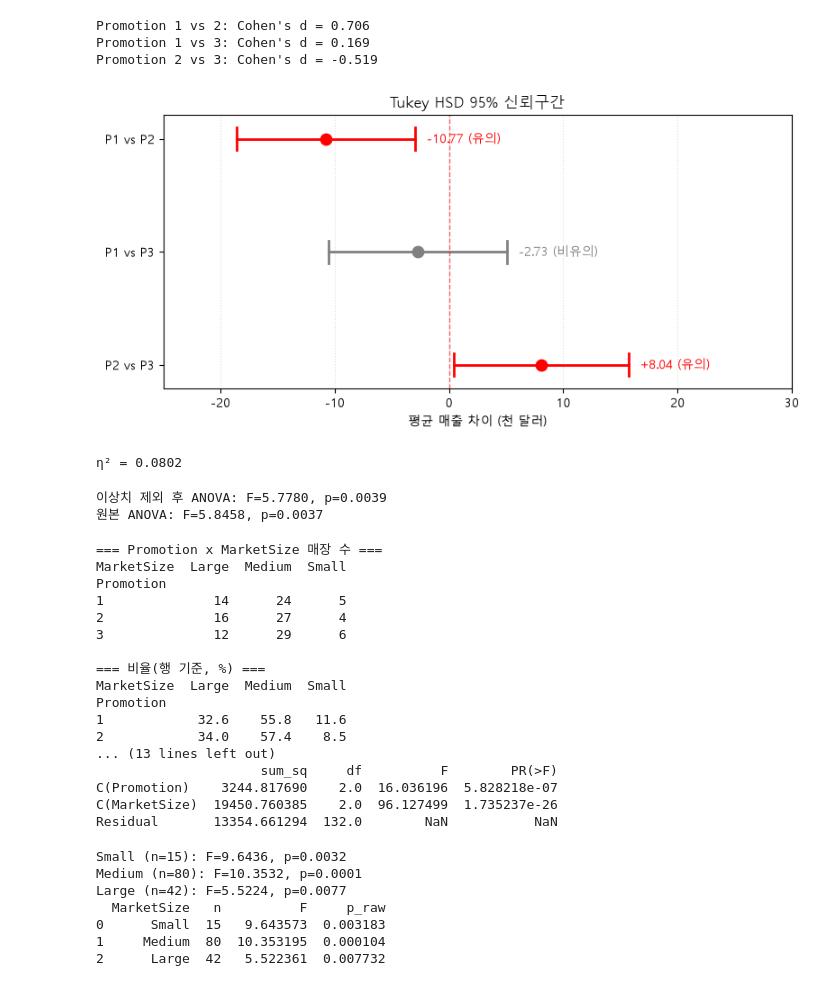
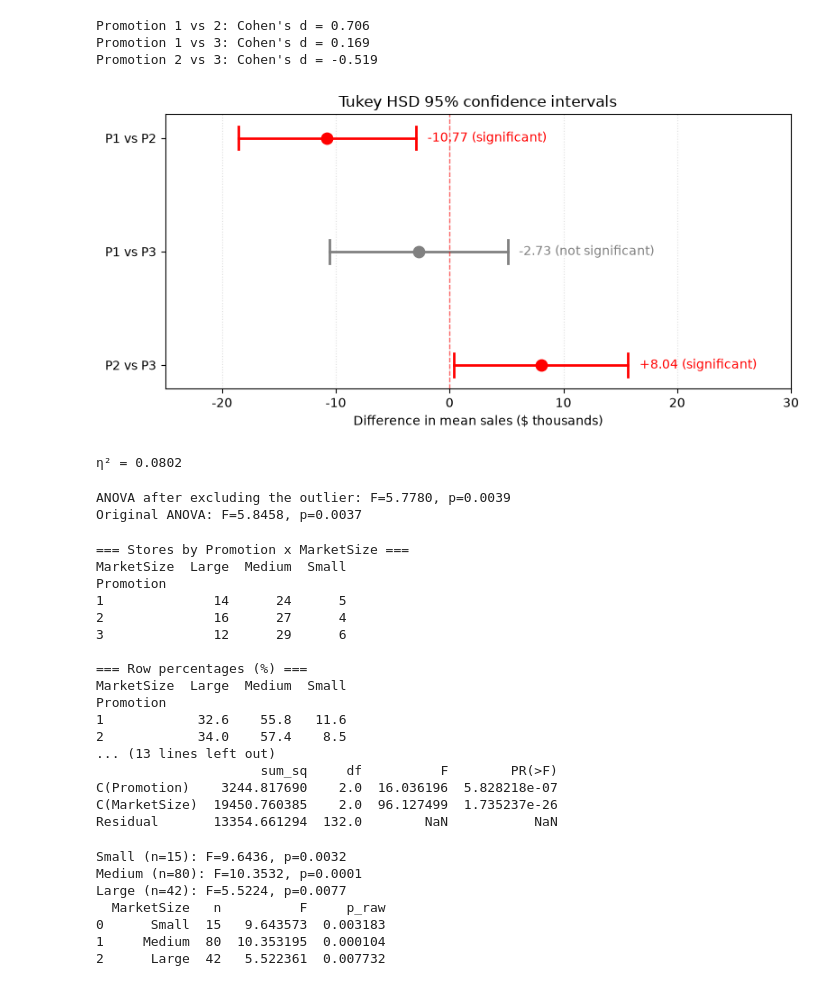
Before and after one commit to jiwoon-oh/fastfood-promotion-ab-test, a Jupyter notebook: promotion_ab_test.ipynb, the cells around one changed output. Cells and saved outputs as stored; diff of their text form; code cells hidden in the pictures.

```diff
--- a/promotion_ab_test.ipynb
+++ b/promotion_ab_test.ipynb
@@ -203,18 +203,17 @@ chi2 = 0.2336, p-value = 0.8898
 # %%
 import matplotlib.pyplot as plt
 
-plt.rcParams['font.family'] = 'Malgun Gothic'  # 기본 폰트 설정
-plt.rcParams['axes.unicode_minus'] = False   # 마이너스 기호 깨짐 방지
+plt.rcParams['axes.unicode_minus'] = False   # keep the minus sign as a plain hyphen
 
-# 그룹별 박스플롯
+# Box plot by group
 fig, ax = plt.subplots(figsize=(8, 5))
 df.boxplot(column='SalesInThousands', by='Promotion', ax=ax)
-plt.title('Promotion별 SalesInThousands 분포')
+plt.title('SalesInThousands by Promotion')
 plt.suptitle('')
 plt.ylabel('Sales (Thousands)')
 plt.show()
 
-# IQR 기준 이상치 탐지 (그룹별)
+# Outlier detection by the IQR rule (per group)
 def get_outliers_iqr(group):
     Q1 = group.quantile(0.25)
     Q3 = group.quantile(0.75)
@@ -223,11 +222,11 @@ def get_outliers_iqr(group):
     upper = Q3 + 1.5 * IQR
     return group[(group < lower) | (group > upper)]
 
-print("=== 그룹별 이상치 개수 ===")
+print("=== Outliers per group ===")
 outlier_counts = df.groupby('Promotion')['SalesInThousands'].apply(lambda x: len(get_outliers_iqr(x)))
 print(outlier_counts)
 
-print("\n=== 이상치 상세 (원본 행 포함) ===")
+print("\n=== Outlier details (with the original rows) ===")
 for promo in df['Promotion'].cat.categories:
     sub = df[df['Promotion'] == promo]
     outliers = get_outliers_iqr(sub['SalesInThousands'])
@@ -440,44 +439,44 @@ Promotion 1 vs 2: Cohen's d = 0.706
 Promotion 1 vs 3: Cohen's d = 0.169
 Promotion 2 vs 3: Cohen's d = -0.519
 # %%
-# 신뢰구간 시각화 확인
+# Plot the confidence intervals
 import matplotlib.pyplot as plt
 
 
-# Tukey HSD 결과 정리 (group1, group2, meandiff, lower, upper, reject)
+# Tidy the Tukey HSD result (group1, group2, meandiff, lower, upper, reject)
 comparisons = [(f"P{g1} vs P{g2}", md, lo, hi, bool(rej))
                for g1, g2, md, p_adj, lo, hi, rej in tukey_df.itertuples(index=False)]
 
 fig, ax = plt.subplots(figsize=(8, 4))
 
 for i, (label, mean, lower, upper, reject) in enumerate(comparisons):
     color = 'red' if reject else 'gray'
-    # 신뢰구간 선
+    # Confidence interval line
     ax.plot([lower, upper], [i, i], color=color, linewidth=2)
-    # 양끝 caps
+    # End caps
     ax.plot([lower, lower], [i-0.1, i+0.1], color=color, linewidth=2)
     ax.plot([upper, upper], [i-0.1, i+0.1], color=color, linewidth=2)
-    # 평균 차이 점
+    # Mean difference point
     ax.scatter(mean, i, color=color, s=80, zorder=3)
-    # 값 라벨
-    sig_text = "유의" if reject else "비유의"
+    # Value label
+    sig_text = "significant" if reject else "not significant"
     ax.text(upper + 1, i, f"{mean:+.2f} ({sig_text})", va='center', fontsize=10, color=color)
 
-# 0 기준선
+# Zero reference line
 ax.axvline(0, color='red', linestyle='--', linewidth=1, alpha=0.6)
 
 ax.set_yticks(range(len(comparisons)))
 ax.set_yticklabels([c[0] for c in comparisons])
-ax.set_xlabel("평균 매출 차이 (천 달러)")
-ax.set_title("Tukey HSD 95% 신뢰구간")
+ax.set_xlabel("Difference in mean sales ($ thousands)")
+ax.set_title("Tukey HSD 95% confidence intervals")
 ax.set_xlim(-25, 30)
-ax.invert_yaxis()  # 위에서부터 순서대로
+ax.invert_yaxis()  # top to bottom in order
 ax.grid(axis='x', linestyle=':', alpha=0.4)
 
 plt.tight_layout()
 plt.show()
 # %% [output]
-[figure, old version]
+[figure, new version]
 # %%
 import scipy.stats as stats
 
@@ -499,7 +498,7 @@ print(f"η² = {eta_squared:.4f}")
 # %% [output]
 η² = 0.0802
 # %%
-# 507번 매장의 이상치 주차(2주차, 17.34)만 제외하고 다시 집계
+# Re-aggregate without store 507's outlier week (week 2, 17.34)
 df_sensitivity = df[~((df['LocationID']==507) & (df['week']==2))]
 
 store_level_sens = df_sensitivity.groupby(['LocationID','Promotion'], observed=True)['SalesInThousands'].mean().reset_index()
@@ -509,33 +508,33 @@ g2s = store_level_sens[store_level_sens['Promotion']==2]['SalesInThousands']
 g3s = store_level_sens[store_level_sens['Promotion']==3]['SalesInThousands']
 
 f_stat, p_val = stats.f_oneway(g1s, g2s, g3s)
-print(f"이상치 제외 후 ANOVA: F={f_stat:.4f}, p={p_val:.4f}")
+print(f"ANOVA after excluding the outlier: F={f_stat:.4f}, p={p_val:.4f}")
 
-# 원본과 비교
+# Compare with the original
 f_orig, p_orig = stats.f_oneway(*[store_level[store_level["Promotion"] == k]["SalesInThousands"] for k in (1, 2, 3)])
-print(f"원본 ANOVA: F={f_orig:.4f}, p={p_orig:.4f}")
+print(f"Original ANOVA: F={f_orig:.4f}, p={p_orig:.4f}")
 # %% [output]
-이상치 제외 후 ANOVA: F=5.7780, p=0.0039
-원본 ANOVA: F=5.8458, p=0.0037
+ANOVA after excluding the outlier: F=5.7780, p=0.0039
+Original ANOVA: F=5.8458, p=0.0037
 # %%
 import pandas as pd
 import matplotlib.pyplot as plt
 
-# ===== 1. Promotion × MarketSize 배정이 균등한지 =====
-print("=== Promotion x MarketSize 매장 수 ===")
+# ===== 1. Is the Promotion × MarketSize assignment balanced? =====
+print("=== Stores by Promotion x MarketSize ===")
 cross_size = pd.crosstab(store_level['Promotion'], store_level['MarketSize'])
 print(cross_size)
 
-print("\n=== 비율(행 기준, %) ===")
+print("\n=== Row percentages (%) ===")
 print((pd.crosstab(store_level['Promotion'], store_level['MarketSize'], normalize='index') * 100).round(1))
 
-# 카이제곱 독립성 검정: Promotion과 MarketSize가 서로 독립인지
+# Chi-square test of independence: are Promotion and MarketSize independent?
 from scipy.stats import chi2_contingency
 chi2, p, dof, expected = chi2_contingency(cross_size)
-print(f"\nPromotion-MarketSize 독립성 검정: chi2={chi2:.4f}, p={p:.4f}")
+print(f"\nPromotion-MarketSize independence test: chi2={chi2:.4f}, p={p:.4f}")
 
-# ===== 2. Promotion별 AgeOfStore(매장 연차) 평균 비교 =====
-print("\n=== Promotion별 AgeOfStore 평균 ===")
+# ===== 2. Compare mean AgeOfStore (store age) by Promotion =====
+print("\n=== Mean AgeOfStore by Promotion ===")
 print(store_level.groupby('Promotion', observed=True)['AgeOfStore'].mean())
 
 from scipy.stats import f_oneway
@@ -543,25 +542,25 @@ age1 = store_level[store_level['Promotion']==1]['AgeOfStore']
 age2 = store_level[store_level['Promotion']==2]['AgeOfStore']
 age3 = store_level[store_level['Promotion']==3]['AgeOfStore']
 f_age, p_age = f_oneway(age1, age2, age3)
-print(f"AgeOfStore 그룹간 차이 검정: F={f_age:.4f}, p={p_age:.4f}")
+print(f"AgeOfStore difference between groups: F={f_age:.4f}, p={p_age:.4f}")
 
-# ===== 3. MarketSize를 통제한 상태에서 Promotion 효과 재확인 (이원 분산분석) =====
+# ===== 3. Re-check the Promotion effect while adjusting for MarketSize (two-way ANOVA) =====
 import statsmodels.api as sm
 from statsmodels.formula.api import ols
 
 model = ols('SalesInThousands ~ C(Promotion) + C(MarketSize)', data=store_level).fit()
 anova_table = sm.stats.anova_lm(model, typ=2)
-print("\n=== 이원 ANOVA (Promotion + MarketSize 통제) ===")
+print("\n=== Two-way ANOVA (Promotion + MarketSize) ===")
 print(anova_table)
 # %% [output]
-=== Promotion x MarketSize 매장 수 ===
+=== Stores by Promotion x MarketSize ===
 MarketSize  Large  Medium  Small
 Promotion
 1              14      24      5
 2              16      27      4
 3              12      29      6
 
-=== 비율(행 기준, %) ===
+=== Row percentages (%) ===
 MarketSize  Large  Medium  Small
 Promotion
 1            32.6    55.8   11.6
```
Also changed, not shown: parts of 18 cells of this notebook, 1 other file.
